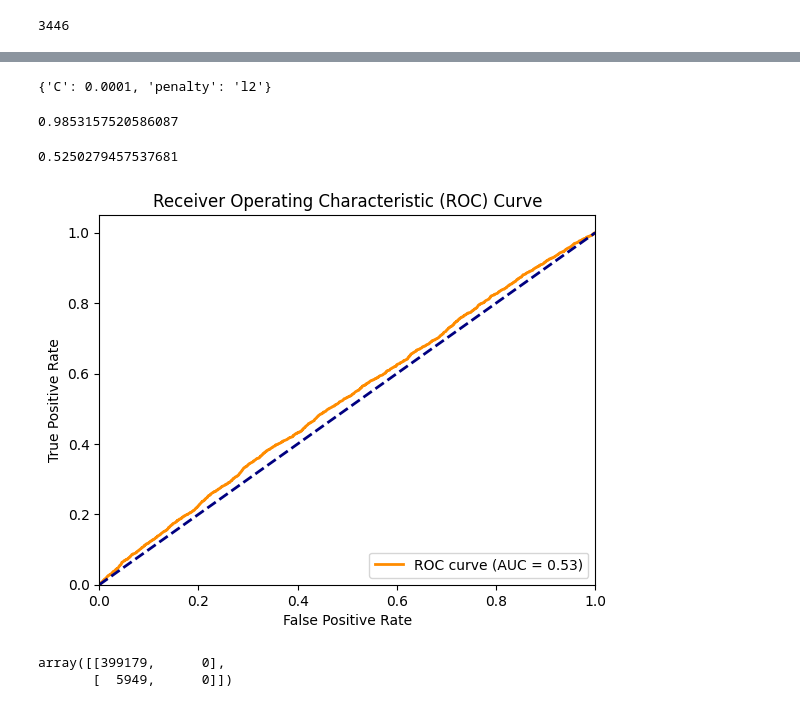
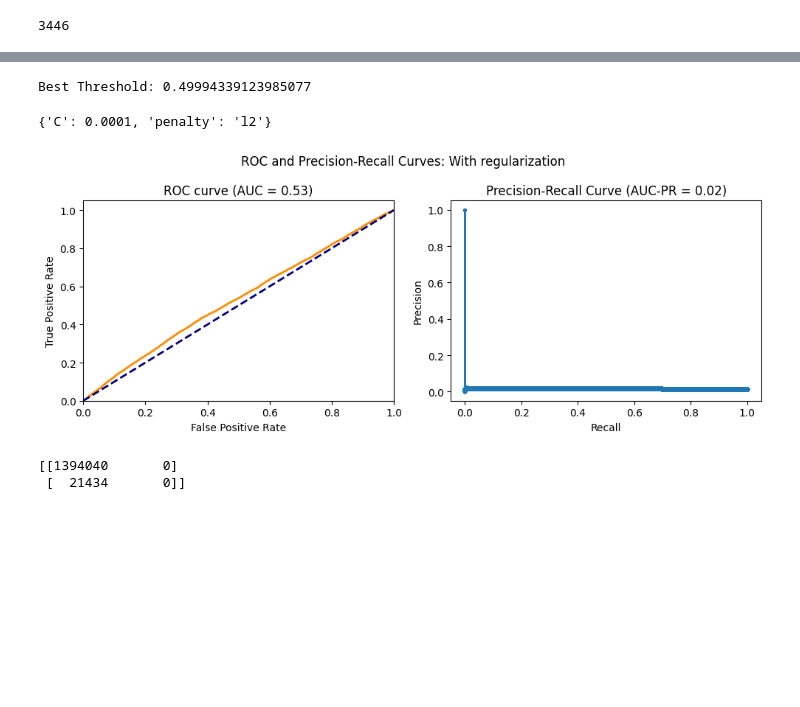
Before and after one commit to alvaro-dda/zrive-ds, a Jupyter notebook: src/module_3/assign_3.ipynb, the cells around one changed output, grey strips where cells are left out. Cells and saved outputs as stored; diff of their text form; code cells hidden in the pictures; blank space fills up the shorter version.

```diff
--- a/src/module_3/assign_3.ipynb
+++ b/src/module_3/assign_3.ipynb
@@ -126,42 +163,27 @@ array([[399179,      0],
+# %%
+threshold_base = best_threshold(train_data_y, y_train_prob_base)
+# %% [output]
+Best Threshold: 0.49994339123985077
 # %%
+#Model with l2 Regularization
+
 param_grid = {
-    'C': [10 ** i for i in range(-4,2)],
-    'penalty': ['l2']
-}
+    'C': [10 ** i for i in range(-4,3)],
+    'penalty': ['l2']}
 
-log_model_l1 = LogisticRegression(solver='lbfgs',n_jobs=-1, class_weight='balanced')
+log_model_reg = LogisticRegression(n_jobs=-1, class_weight='balanced')
 
-grid_search_l1 = GridSearchCV(log_model_l1, param_grid, cv=5, scoring='accuracy').fit(train_data_x,train_data_y)
+grid_search_l2 = GridSearchCV(log_model_reg, param_grid, cv=5, scoring='accuracy',n_jobs=-1).fit(train_data_x,train_data_y)
 
-print(grid_search_l1.best_params_)
+print(grid_search_l2.best_params_)
 
-y_pred_prob_l1 = grid_search_l1.predict_proba(val_data_x)[:,1]
-y_pred = grid_search_l1.predict(val_data_x)
+y_train_pred_l2 = grid_search_l2.predict(train_data_x)
+y_train_prob_l2 = grid_search_l2.predict_proba(train_data_x)[:,1]
 
-metrics.accuracy_score(val_data_y, y_pred)
+draw_roc_prc(train_data_y, y_train_prob_l2,"With regularization")
+print(metrics.confusion_matrix(train_data_y,y_train_pred_l2))
 # %% [output]
 {'C': 0.0001, 'penalty': 'l2'}
+[figure, added]
-0.9853157520586087
+[[1394040       0]
+ [  21434       0]]
-# %%
-fpr, tpr, thresholds = metrics.roc_curve(val_data_y, y_pred_prob_l1)
-roc_auc = metrics.auc(fpr, tpr)
-print(roc_auc)
-plt.figure()
-plt.plot(fpr, tpr, color='darkorange', lw=2, label=f'ROC curve (AUC = {roc_auc:.2f})')
-plt.plot([0, 1], [0, 1], color='navy', lw=2, linestyle='--')
-plt.xlim([0.0, 1.0])
-plt.ylim([0.0, 1.05])
-plt.xlabel('False Positive Rate')
-plt.ylabel('True Positive Rate')
-plt.title('Receiver Operating Characteristic (ROC) Curve')
-plt.legend(loc='lower right')
-plt.show()
-# %% [output]
-0.5250279457537681
-[figure, removed]
-# %%
-conf_matrix_l1 = metrics.confusion_matrix(val_data_y, y_pred)
-conf_matrix_l1
-# %% [output]
-array([[399179,      0],
-       [  5949,      0]])
```
Also changed, not shown: parts of 34 cells of this notebook.
